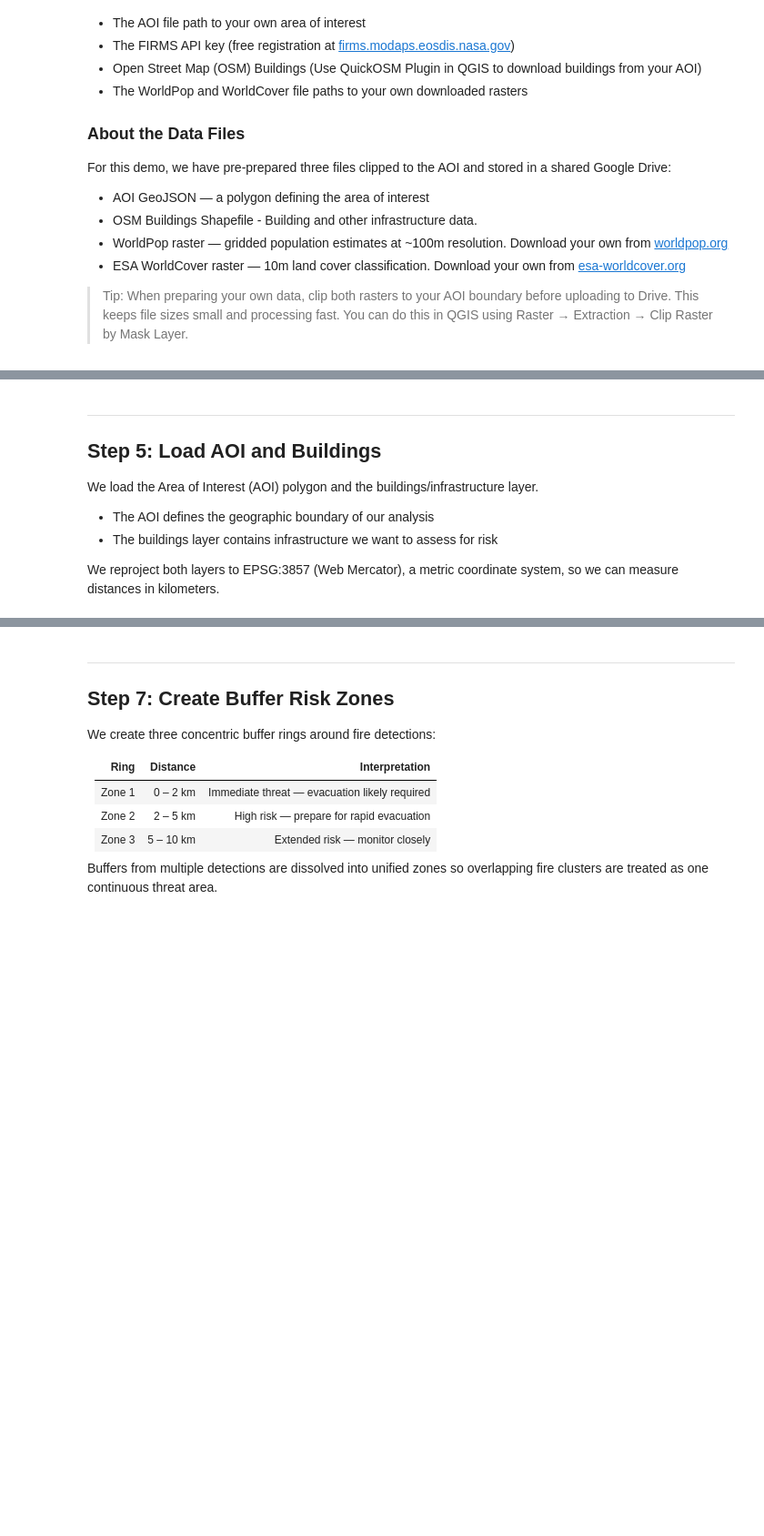
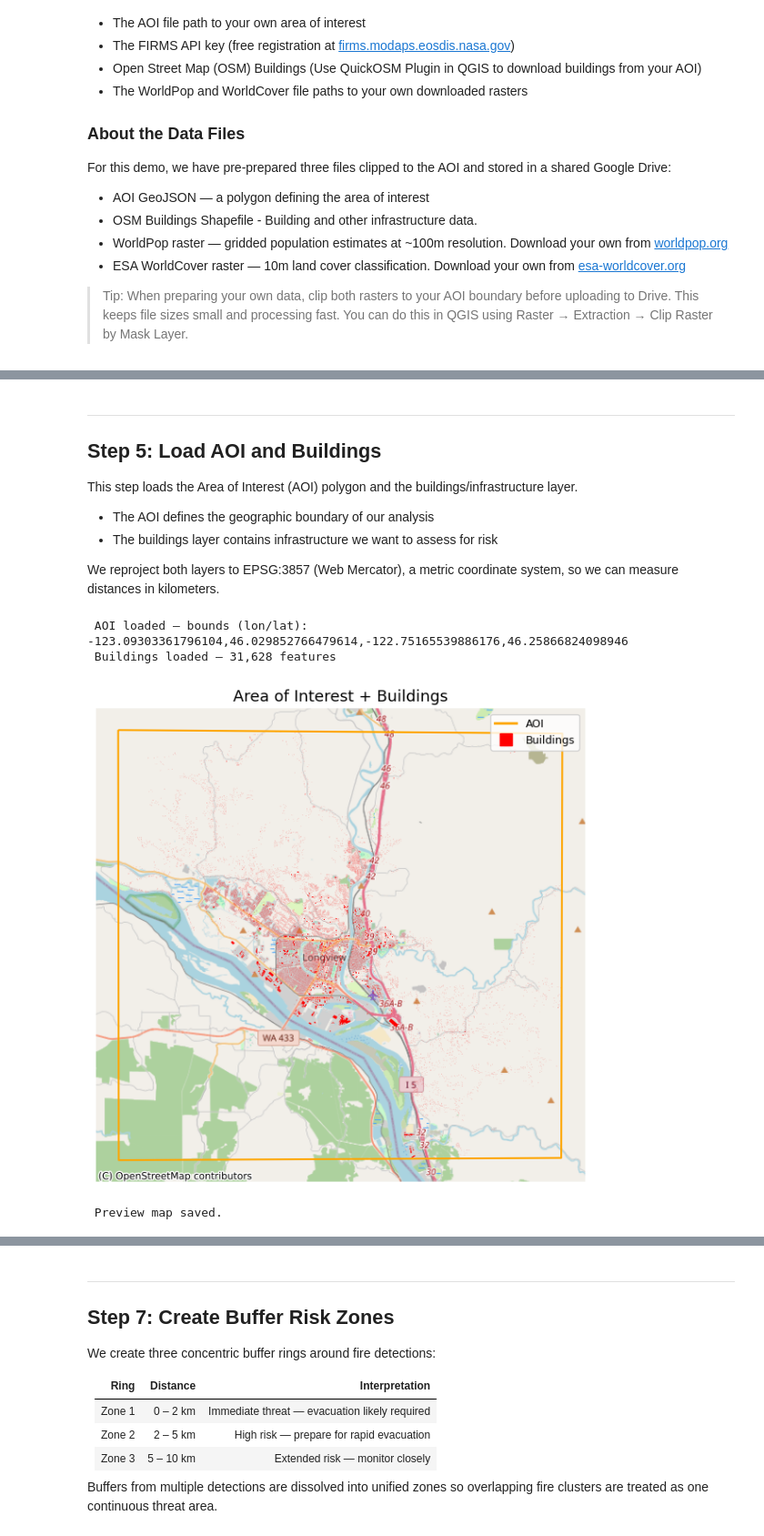
Before and after one commit to seamusgeraty/wildfire-early-warning, a Jupyter notebook: Wildfire_Early_Warning_Module.ipynb, the cells around one changed output, grey strips where cells are left out. Shown at 91% size. Cells and saved outputs as stored; diff of their text form; code cells hidden in the pictures; blank space fills up the shorter version.

```diff
--- a/Wildfire_Early_Warning_Module.ipynb
+++ b/Wildfire_Early_Warning_Module.ipynb
@@ -176,7 +213,7 @@ print("\n All data files downloaded successfully.")
 ---
 ## Step 5: Load AOI and Buildings
 
-We load the Area of Interest (AOI) polygon and the buildings/infrastructure layer.
+This step loads the Area of Interest (AOI) polygon and the buildings/infrastructure layer.
 
 - The AOI defines the geographic boundary of our analysis
 - The buildings layer contains infrastructure we want to assess for risk
@@ -185,32 +222,40 @@ We reproject both layers to EPSG:3857 (Web Mercator), a metric coordinate system
 # %%
 # Load AOI
 aoi = gpd.read_file(AOI_FILE)
 if len(aoi) > 1:
     aoi = aoi.dissolve()  # Merge into single polygon if multiple features
 aoi_wgs84  = aoi.to_crs("EPSG:4326")   # WGS84 for bbox + FIRMS request
 aoi_3857   = aoi.to_crs("EPSG:3857")   # Metric for buffering
 
 minx, miny, maxx, maxy = aoi_wgs84.total_bounds
 bbox_str = f"{minx},{miny},{maxx},{maxy}"
 
 # Load buildings
 buildings = gpd.read_file(BUILDINGS_FILE)
 buildings = buildings.to_crs("EPSG:3857")
 
 print(f" AOI loaded — bounds (lon/lat): {bbox_str}")
 print(f" Buildings loaded — {len(buildings):,} features")
 
-# Quick preview map
-fig, ax = plt.subplots(figsize=(8, 6))
-aoi_3857.boundary.plot(ax=ax, color="black", linewidth=1.5, label="AOI")
-buildings.plot(ax=ax, color="steelblue", markersize=1, alpha=0.5, label="Buildings")
+# Quick preview map with basemap
+fig, ax = plt.subplots(figsize=(10, 6))
+aoi_3857.boundary.plot(ax=ax, color="orange", linewidth=1.5, label="AOI")
+buildings.plot(ax=ax, color="red", markersize=10, alpha=1, label="Buildings")
+cx.add_basemap(ax, crs=aoi_3857.crs, source=cx.providers.OpenStreetMap.Mapnik)
 ax.set_title("Area of Interest + Buildings", fontsize=13)
-ax.legend()
+aoi_handle = mlines.Line2D([], [], color="orange", linewidth=2, label="AOI")
+bldg_handle = mlines.Line2D([], [], color="red", marker="s", linestyle="None", markersize=10, label="Buildings")
+ax.legend(handles=[aoi_handle, bldg_handle], loc="upper right", fontsize=9)
 ax.set_axis_off()
 plt.tight_layout()
 plt.savefig(f"{OUTPUT_DIR}/map_aoi_buildings.png", dpi=150, bbox_inches="tight")
 plt.show()
 print(" Preview map saved.")
+# %% [output]
+ AOI loaded — bounds (lon/lat): -123.09303361796104,46.029852766479614,-122.75165539886176,46.25866824098946
+ Buildings loaded — 31,628 features
+[figure, added]
+ Preview map saved.
 # %% [markdown]
 ---
 ## Step 6: Fetch Active Fire Detections from NASA FIRMS
```
Also changed, not shown: parts of 6 cells of this notebook.
